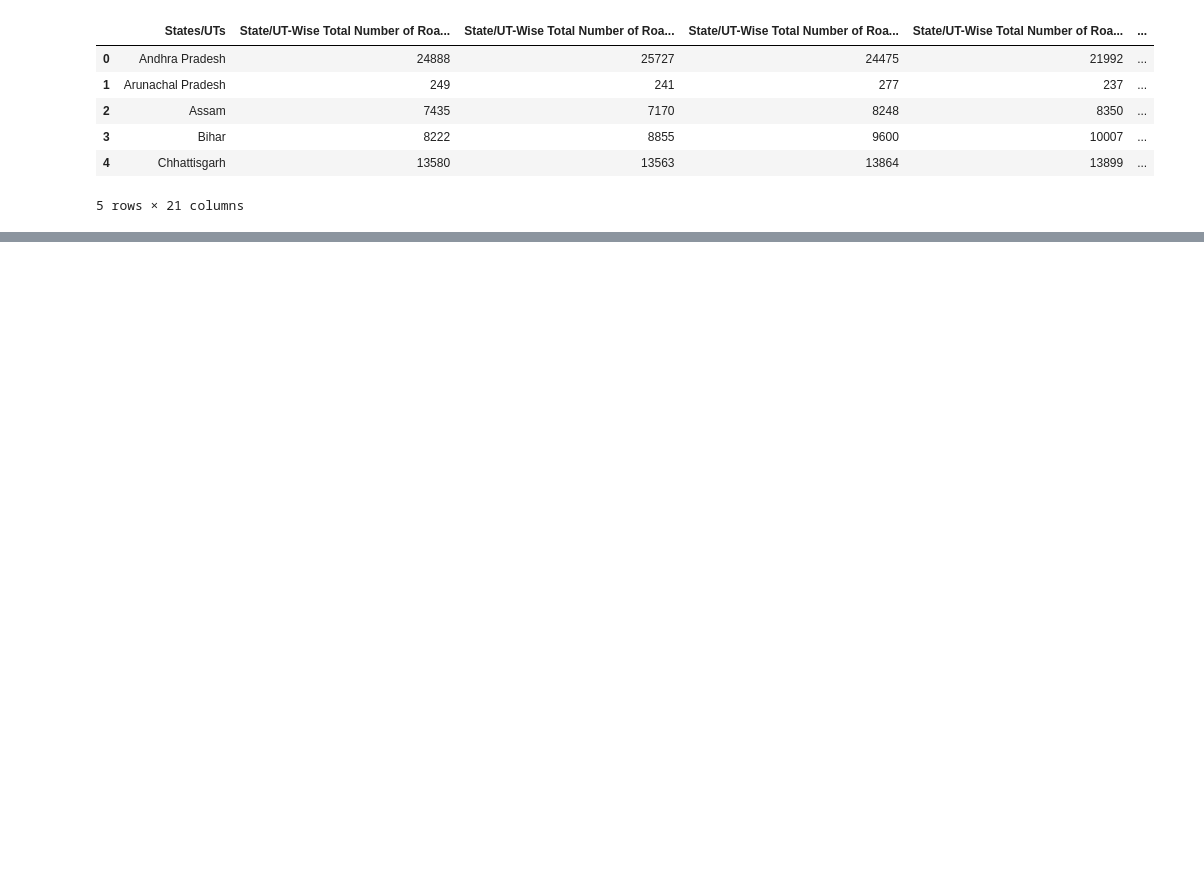
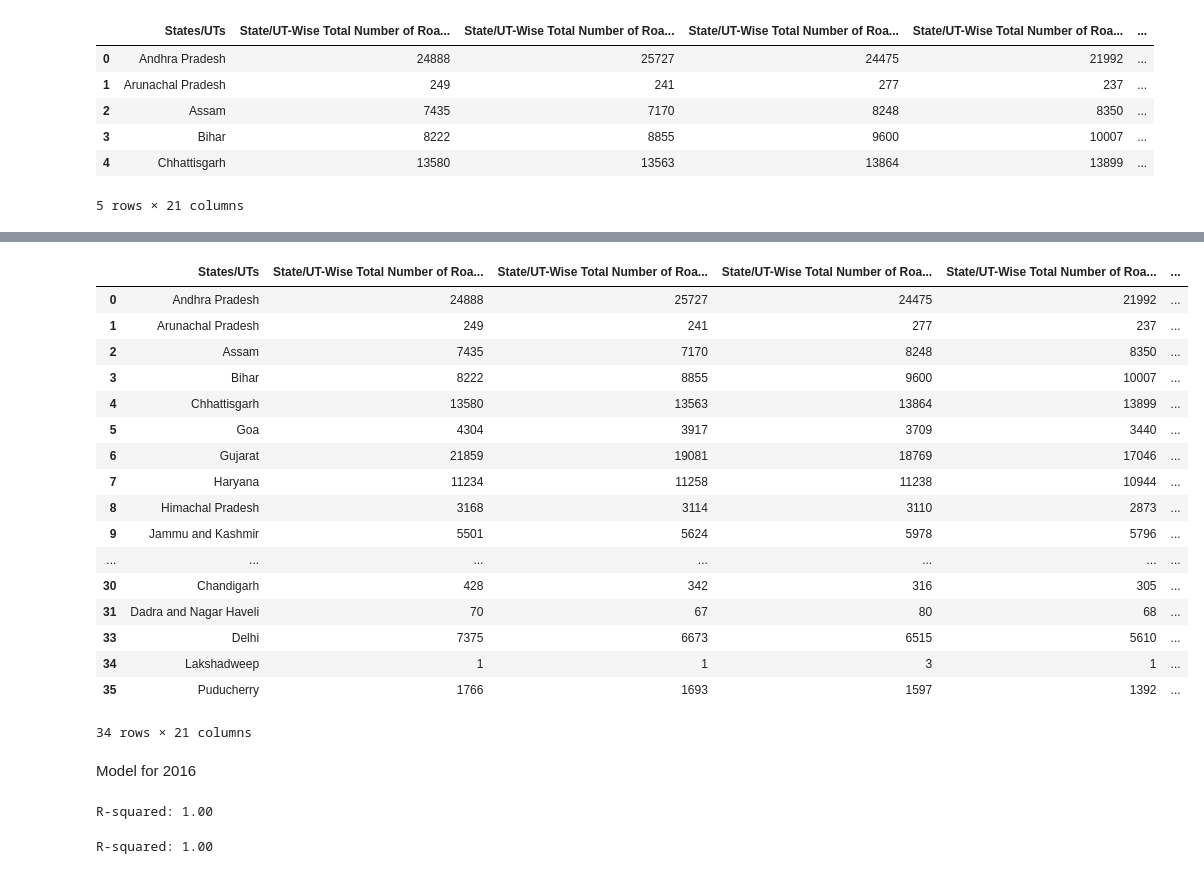
Before and after one commit to GitSantiagopf/RoadAccidentsIN, a Jupyter notebook: Road_accidents_india.ipynb, the cells around one changed output, grey strips where cells are left out. Drawn from its saved outputs; the diff is of its cells as text; code cells hidden in the pictures; blank space fills up the shorter version.

Commit message:
EDA and models

```diff
--- a/Road_accidents_india.ipynb
+++ b/Road_accidents_india.ipynb
@@ -42,0 +183,23 @@ df.describe().T
+# %%
+dfpro
+# %% [output]
+|  | States/UTs | State/UT-Wise Total Number of Roa... | State/UT-Wise Total Number of Roa... | State/UT-Wise Total Number of Roa... | State/UT-Wise Total Number of Roa... | ... |
+| 0 | Andhra Pradesh | 24888 | 25727 | 24475 | 21992 | ... |
+| 1 | Arunachal Pradesh | 249 | 241 | 277 | 237 | ... |
+| 2 | Assam | 7435 | 7170 | 8248 | 8350 | ... |
+| 3 | Bihar | 8222 | 8855 | 9600 | 10007 | ... |
+| 4 | Chhattisgarh | 13580 | 13563 | 13864 | 13899 | ... |
+| 5 | Goa | 4304 | 3917 | 3709 | 3440 | ... |
+| 6 | Gujarat | 21859 | 19081 | 18769 | 17046 | ... |
+| 7 | Haryana | 11234 | 11258 | 11238 | 10944 | ... |
+| 8 | Himachal Pradesh | 3168 | 3114 | 3110 | 2873 | ... |
+| 9 | Jammu and Kashmir | 5501 | 5624 | 5978 | 5796 | ... |
+| ... | ... | ... | ... | ... | ... | ... |
+| 30 | Chandigarh | 428 | 342 | 316 | 305 | ... |
+| 31 | Dadra and Nagar Haveli | 70 | 67 | 80 | 68 | ... |
+| 33 | Delhi | 7375 | 6673 | 6515 | 5610 | ... |
+| 34 | Lakshadweep | 1 | 1 | 3 | 1 | ... |
+| 35 | Puducherry | 1766 | 1693 | 1597 | 1392 | ... |
+34 rows × 21 columns
+# %% [markdown]
+Model for 2016
@@ -42,0 +209,29 @@ df.describe().T
+# %%
+X1_train, X1_test, y1_train, y1_test = train_test_split(X1, y1, test_size = 0.2, random_state = 42)
+
+# Initialize and train the linear regression model
+model1 = LinearRegression()
+model1.fit(X1_train, y1_train)
+
+# Make predictions on the test set
+y1_pred = model1.predict(X1_test)
+
+# Calculate R-squared
+r2 = r2_score(y1_test, y1_pred)
+
+print(f"R-squared: {r2:.2f}")
+# %% [output]
+R-squared: 1.00
+# %%
+model2 = SVR(kernel='linear')
+model2.fit(X1_train, y1_train)
+
+# Make predictions on the test set
+y_pred = model2.predict(X1_test)
+
+# Calculate R-squared
+r2 = r2_score(y1_test, y1_pred)
+
+print(f"R-squared: {r2:.2f}")
+# %% [output]
+R-squared: 1.00
```
Also changed, not shown: parts of 22 cells of this notebook.
